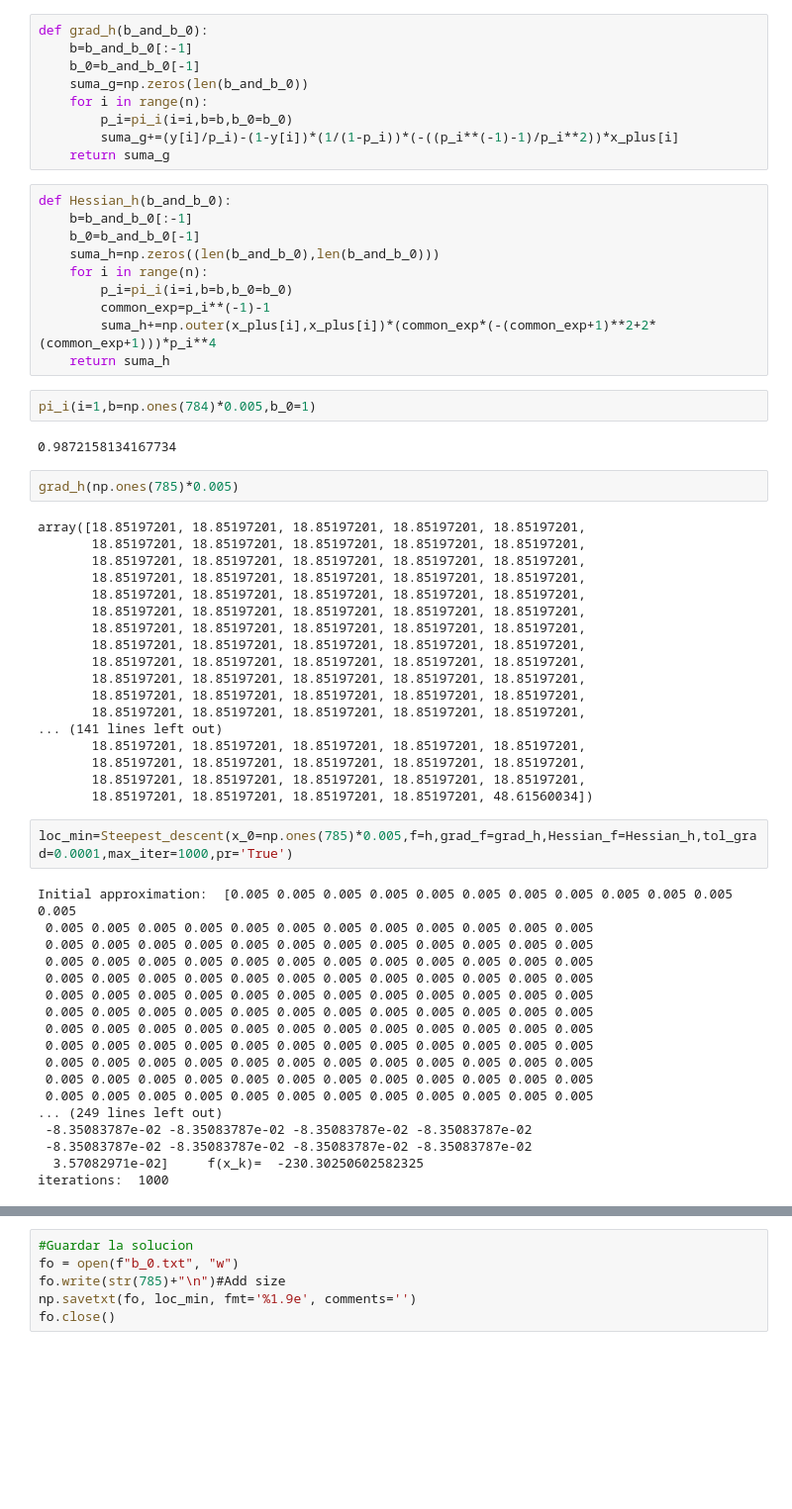
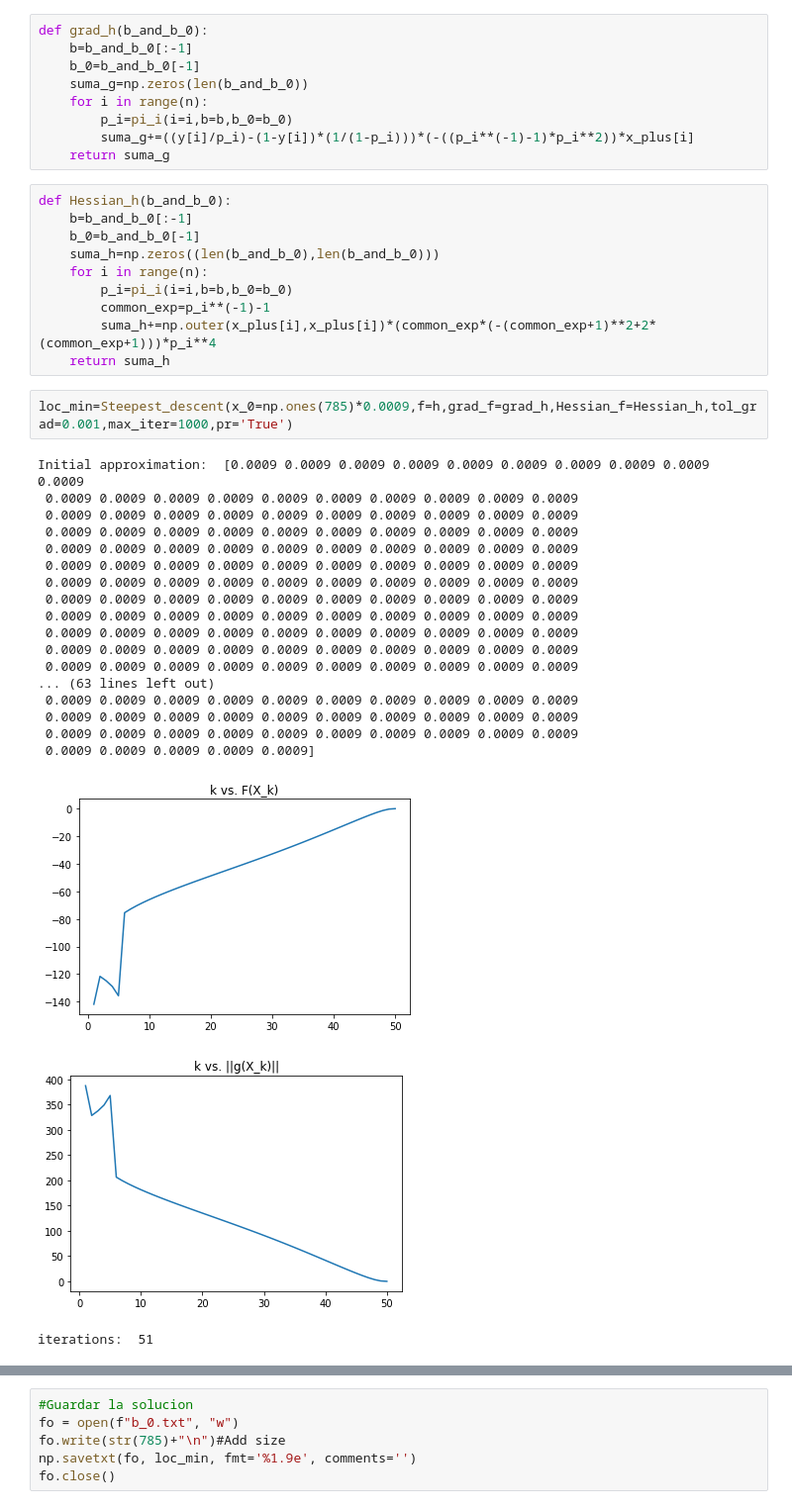
Before and after one commit to JairEsc/Mat_Apl, a Jupyter notebook: Opt_T6.ipynb, the cells around one changed output, grey strips where cells are left out. Shown at 99% size. Drawn from its saved outputs; the diff is of its cells as text; blank space fills up the shorter version.

```diff
--- a/Opt_T6.ipynb
+++ b/Opt_T6.ipynb
@@ -117,7 +117,7 @@ def grad_h(b_and_b_0):
     suma_g=np.zeros(len(b_and_b_0))
     for i in range(n):
         p_i=pi_i(i=i,b=b,b_0=b_0)
-        suma_g+=(y[i]/p_i)-(1-y[i])*(1/(1-p_i))*(-((p_i**(-1)-1)/p_i**2))*x_plus[i]
+        suma_g+=((y[i]/p_i)-(1-y[i])*(1/(1-p_i)))*(-((p_i**(-1)-1)*p_i**2))*x_plus[i]
     return suma_g
 # %%
 def Hessian_h(b_and_b_0):
@@ -129,47 +129,26 @@ def Hessian_h(b_and_b_0):
         common_exp=p_i**(-1)-1
         suma_h+=np.outer(x_plus[i],x_plus[i])*(common_exp*(-(common_exp+1)**2+2*(common_exp+1)))*p_i**4
     return suma_h
-# %%
-pi_i(i=1,b=np.ones(784)*0.005,b_0=1)
-# %% [output]
-0.9872158134167734
-# %%
-grad_h(np.ones(785)*0.005)
-# %% [output]
-array([18.85197201, 18.85197201, 18.85197201, 18.85197201, 18.85197201,
-       18.85197201, 18.85197201, 18.85197201, 18.85197201, 18.85197201,
-       18.85197201, 18.85197201, 18.85197201, 18.85197201, 18.85197201,
-       18.85197201, 18.85197201, 18.85197201, 18.85197201, 18.85197201,
-       18.85197201, 18.85197201, 18.85197201, 18.85197201, 18.85197201,
-       18.85197201, 18.85197201, 18.85197201, 18.85197201, 18.85197201,
-       18.85197201, 18.85197201, 18.85197201, 18.85197201, 18.85197201,
-       18.85197201, 18.85197201, 18.85197201, 18.85197201, 18.85197201,
-       18.85197201, 18.85197201, 18.85197201, 18.85197201, 18.85197201,
-       18.85197201, 18.85197201, 18.85197201, 18.85197201, 18.85197201,
-       18.85197201, 18.85197201, 18.85197201, 18.85197201, 18.85197201,
-       18.85197201, 18.85197201, 18.85197201, 18.85197201, 18.85197201,
-... (141 lines left out)
-       18.85197201, 18.85197201, 18.85197201, 18.85197201, 18.85197201,
-       18.85197201, 18.85197201, 18.85197201, 18.85197201, 18.85197201,
-       18.85197201, 18.85197201, 18.85197201, 18.85197201, 18.85197201,
-       18.85197201, 18.85197201, 18.85197201, 18.85197201, 48.61560034])
 # %%
-loc_min=Steepest_descent(x_0=np.ones(785)*0.005,f=h,grad_f=grad_h,Hessian_f=Hessian_h,tol_grad=0.0001,max_iter=1000,pr='True')
+loc_min=Steepest_descent(x_0=np.ones(785)*0.0009,f=h,grad_f=grad_h,Hessian_f=Hessian_h,tol_grad=0.001,max_iter=1000,pr='True')
 # %% [output]
-Initial approximation:  [0.005 0.005 0.005 0.005 0.005 0.005 0.005 0.005 0.005 0.005 0.005 0.005
- 0.005 0.005 0.005 0.005 0.005 0.005 0.005 0.005 0.005 0.005 0.005 0.005
- 0.005 0.005 0.005 0.005 0.005 0.005 0.005 0.005 0.005 0.005 0.005 0.005
- 0.005 0.005 0.005 0.005 0.005 0.005 0.005 0.005 0.005 0.005 0.005 0.005
- 0.005 0.005 0.005 0.005 0.005 0.005 0.005 0.005 0.005 0.005 0.005 0.005
- 0.005 0.005 0.005 0.005 0.005 0.005 0.005 0.005 0.005 0.005 0.005 0.005
- 0.005 0.005 0.005 0.005 0.005 0.005 0.005 0.005 0.005 0.005 0.005 0.005
- 0.005 0.005 0.005 0.005 0.005 0.005 0.005 0.005 0.005 0.005 0.005 0.005
- 0.005 0.005 0.005 0.005 0.005 0.005 0.005 0.005 0.005 0.005 0.005 0.005
- 0.005 0.005 0.005 0.005 0.005 0.005 0.005 0.005 0.005 0.005 0.005 0.005
- 0.005 0.005 0.005 0.005 0.005 0.005 0.005 0.005 0.005 0.005 0.005 0.005
- 0.005 0.005 0.005 0.005 0.005 0.005 0.005 0.005 0.005 0.005 0.005 0.005
-... (249 lines left out)
- -8.35083787e-02 -8.35083787e-02 -8.35083787e-02 -8.35083787e-02
- -8.35083787e-02 -8.35083787e-02 -8.35083787e-02 -8.35083787e-02
-  3.57082971e-02]     f(x_k)=  -230.30250602582325
-iterations:  1000
+Initial approximation:  [0.0009 0.0009 0.0009 0.0009 0.0009 0.0009 0.0009 0.0009 0.0009 0.0009
+ 0.0009 0.0009 0.0009 0.0009 0.0009 0.0009 0.0009 0.0009 0.0009 0.0009
+ 0.0009 0.0009 0.0009 0.0009 0.0009 0.0009 0.0009 0.0009 0.0009 0.0009
+ 0.0009 0.0009 0.0009 0.0009 0.0009 0.0009 0.0009 0.0009 0.0009 0.0009
+ 0.0009 0.0009 0.0009 0.0009 0.0009 0.0009 0.0009 0.0009 0.0009 0.0009
+ 0.0009 0.0009 0.0009 0.0009 0.0009 0.0009 0.0009 0.0009 0.0009 0.0009
+ 0.0009 0.0009 0.0009 0.0009 0.0009 0.0009 0.0009 0.0009 0.0009 0.0009
+ 0.0009 0.0009 0.0009 0.0009 0.0009 0.0009 0.0009 0.0009 0.0009 0.0009
+ 0.0009 0.0009 0.0009 0.0009 0.0009 0.0009 0.0009 0.0009 0.0009 0.0009
+ 0.0009 0.0009 0.0009 0.0009 0.0009 0.0009 0.0009 0.0009 0.0009 0.0009
+ 0.0009 0.0009 0.0009 0.0009 0.0009 0.0009 0.0009 0.0009 0.0009 0.0009
+ 0.0009 0.0009 0.0009 0.0009 0.0009 0.0009 0.0009 0.0009 0.0009 0.0009
+... (63 lines left out)
+ 0.0009 0.0009 0.0009 0.0009 0.0009 0.0009 0.0009 0.0009 0.0009 0.0009
+ 0.0009 0.0009 0.0009 0.0009 0.0009 0.0009 0.0009 0.0009 0.0009 0.0009
+ 0.0009 0.0009 0.0009 0.0009 0.0009 0.0009 0.0009 0.0009 0.0009 0.0009
+ 0.0009 0.0009 0.0009 0.0009 0.0009]
+[figure, added]
+[figure, added]
+iterations:  51
```
Also changed, not shown: parts of 7 cells of this notebook.
